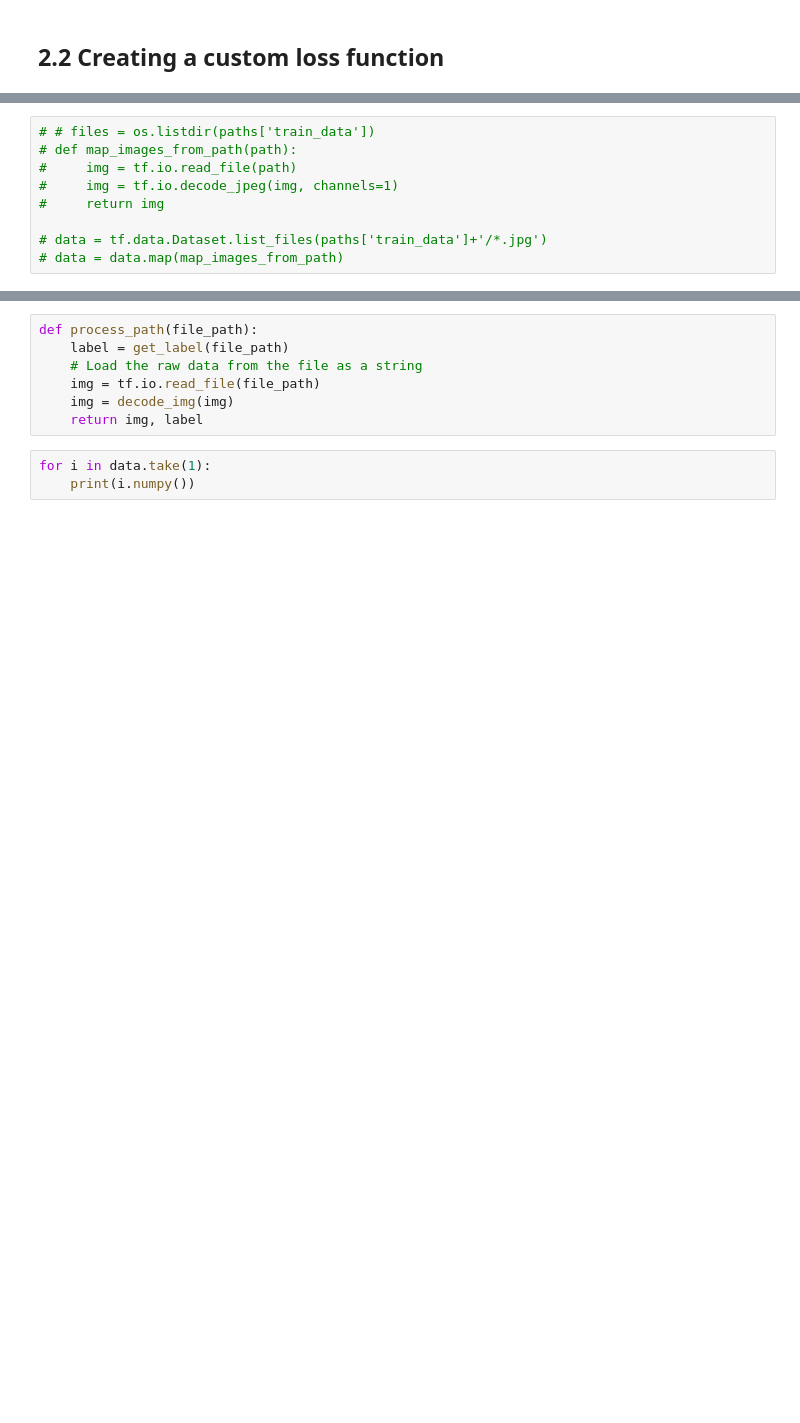
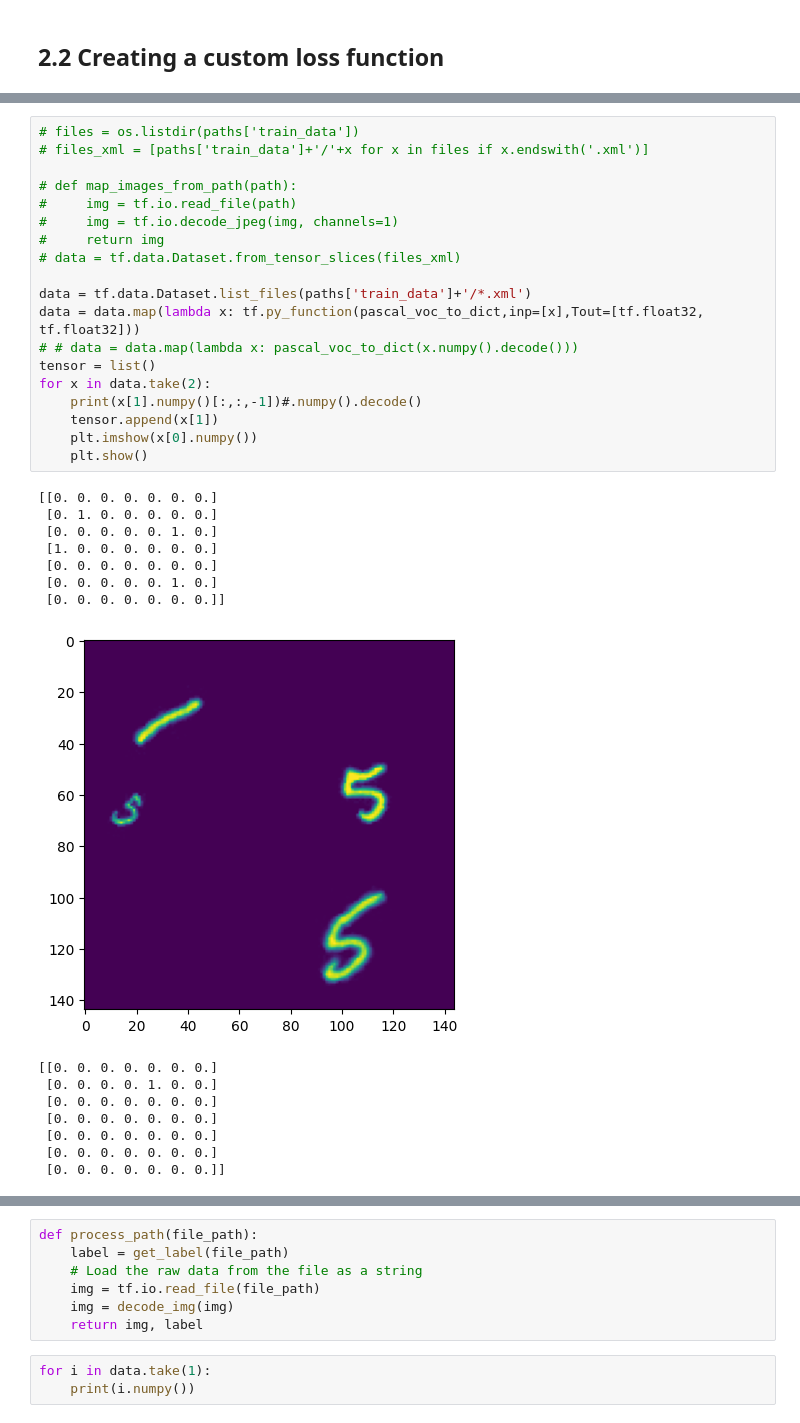
Before and after one commit to Rigel89/MNIST_OD, a Jupyter notebook: MNIST_model.ipynb, the cells around one changed output, grey strips where cells are left out. Drawn from its saved outputs; the diff is of its cells as text; blank space fills up the shorter version.

Commit message:
Implementing the loss function
-Finish NN model
-Finish dataset reader from pascal voc
-implementing loss function

```diff
--- a/MNIST_model.ipynb
+++ b/MNIST_model.ipynb
@@ -287,9 +465,35 @@ block.predict(tf.zeros([1,140,140,3]))
 # %%
-# # files = os.listdir(paths['train_data'])
+# files = os.listdir(paths['train_data'])
+# files_xml = [paths['train_data']+'/'+x for x in files if x.endswith('.xml')]
+
 # def map_images_from_path(path):
 #     img = tf.io.read_file(path)
 #     img = tf.io.decode_jpeg(img, channels=1)
 #     return img
+# data = tf.data.Dataset.from_tensor_slices(files_xml)
 
-# data = tf.data.Dataset.list_files(paths['train_data']+'/*.jpg')
-# data = data.map(map_images_from_path)
+data = tf.data.Dataset.list_files(paths['train_data']+'/*.xml')
+data = data.map(lambda x: tf.py_function(pascal_voc_to_dict,inp=[x],Tout=[tf.float32, tf.float32]))
+# # data = data.map(lambda x: pascal_voc_to_dict(x.numpy().decode()))
+tensor = list()
+for x in data.take(2):
+    print(x[1].numpy()[:,:,-1])#.numpy().decode()
+    tensor.append(x[1])
+    plt.imshow(x[0].numpy())
+    plt.show()
+# %% [output]
+[[0. 0. 0. 0. 0. 0. 0.]
+ [0. 1. 0. 0. 0. 0. 0.]
+ [0. 0. 0. 0. 0. 1. 0.]
+ [1. 0. 0. 0. 0. 0. 0.]
+ [0. 0. 0. 0. 0. 0. 0.]
+ [0. 0. 0. 0. 0. 1. 0.]
+ [0. 0. 0. 0. 0. 0. 0.]]
+[figure, added]
+[[0. 0. 0. 0. 0. 0. 0.]
+ [0. 0. 0. 0. 1. 0. 0.]
+ [0. 0. 0. 0. 0. 0. 0.]
+ [0. 0. 0. 0. 0. 0. 0.]
+ [0. 0. 0. 0. 0. 0. 0.]
+ [0. 0. 0. 0. 0. 0. 0.]
+ [0. 0. 0. 0. 0. 0. 0.]]
```
Also changed, not shown: parts of 18 cells of this notebook, 1 other file.
